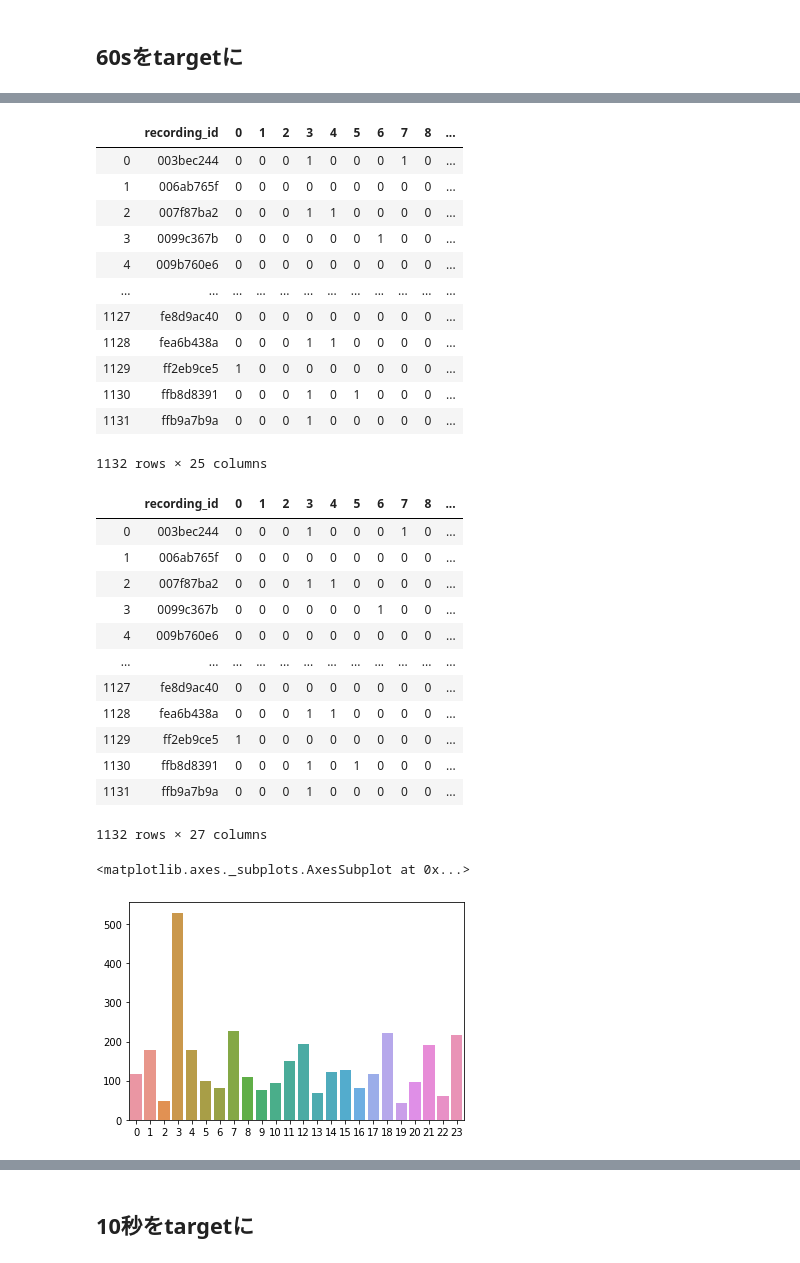
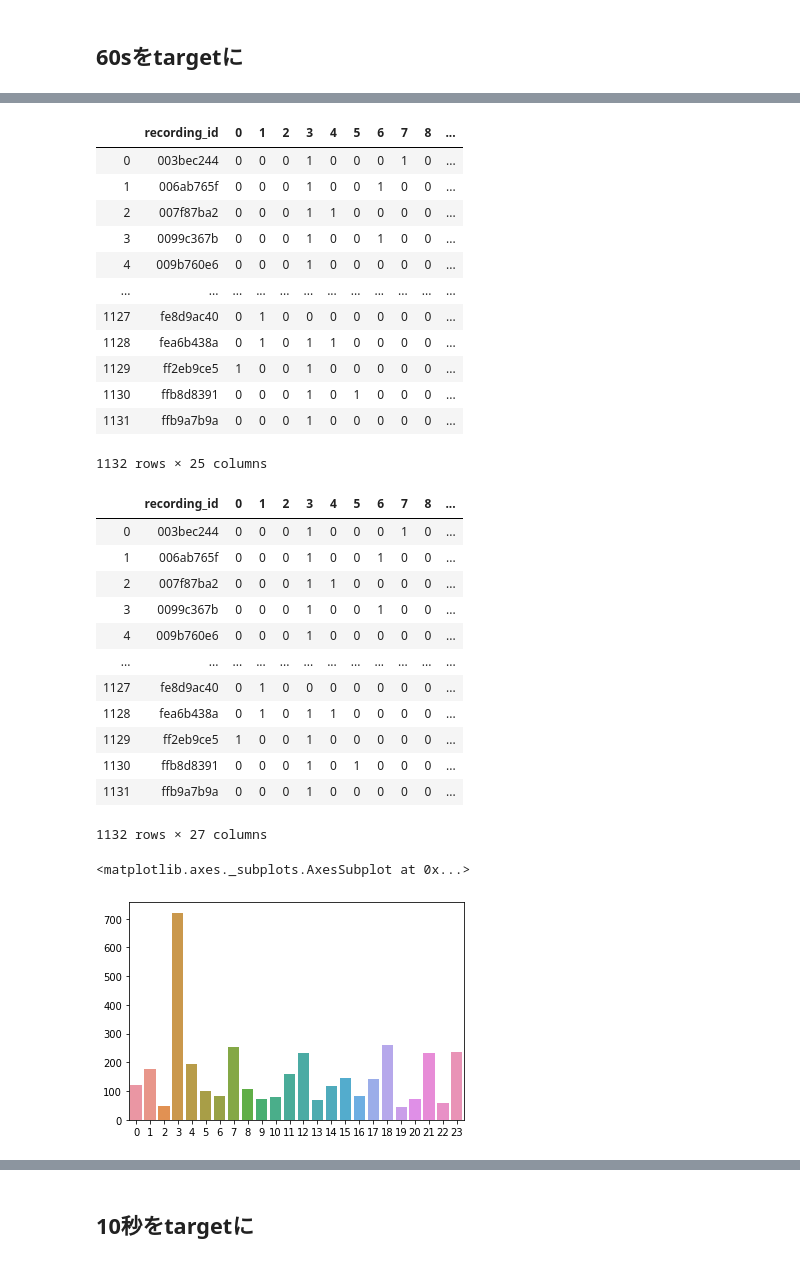
Before and after one commit to kuto5046/kaggle-rainforest, a Jupyter notebook: pseudo_labeling.ipynb, the cells around one changed output, grey strips where cells are left out. Cells and saved outputs as stored; diff of their text form; code cells hidden in the pictures.

```diff
--- a/pseudo_labeling.ipynb
+++ b/pseudo_labeling.ipynb
@@ -57,7 +57,8 @@ for fold in range(5):
     print(f"fold-{fold}")
     model = get_model(config)
     model_name = "EfficientNetSED"
-    output_dir = Path("output/0123_181828")
+    # output_dir = Path("output/0123_181828")
+    output_dir = Path("output/0123_192315")
     try:
         ckpt = torch.load(output_dir / f'{model_name}-{fold}-v0.ckpt')  # TODO foldごとのモデルを取得できるようにする
     except:
@@ -150,14 +151,14 @@ pseudo_df
 # %% [output]
 |  | recording_id | 0 | 1 | 2 | 3 | 4 | 5 | 6 | 7 | 8 | ... |
 | 0 | 003bec244 | 0 | 0 | 0 | 1 | 0 | 0 | 0 | 1 | 0 | ... |
-| 1 | 006ab765f | 0 | 0 | 0 | 0 | 0 | 0 | 0 | 0 | 0 | ... |
+| 1 | 006ab765f | 0 | 0 | 0 | 1 | 0 | 0 | 1 | 0 | 0 | ... |
 | 2 | 007f87ba2 | 0 | 0 | 0 | 1 | 1 | 0 | 0 | 0 | 0 | ... |
-| 3 | 0099c367b | 0 | 0 | 0 | 0 | 0 | 0 | 1 | 0 | 0 | ... |
-| 4 | 009b760e6 | 0 | 0 | 0 | 0 | 0 | 0 | 0 | 0 | 0 | ... |
+| 3 | 0099c367b | 0 | 0 | 0 | 1 | 0 | 0 | 1 | 0 | 0 | ... |
+| 4 | 009b760e6 | 0 | 0 | 0 | 1 | 0 | 0 | 0 | 0 | 0 | ... |
 | ... | ... | ... | ... | ... | ... | ... | ... | ... | ... | ... | ... |
-| 1127 | fe8d9ac40 | 0 | 0 | 0 | 0 | 0 | 0 | 0 | 0 | 0 | ... |
-| 1128 | fea6b438a | 0 | 0 | 0 | 1 | 1 | 0 | 0 | 0 | 0 | ... |
-| 1129 | ff2eb9ce5 | 1 | 0 | 0 | 0 | 0 | 0 | 0 | 0 | 0 | ... |
+| 1127 | fe8d9ac40 | 0 | 1 | 0 | 0 | 0 | 0 | 0 | 0 | 0 | ... |
+| 1128 | fea6b438a | 0 | 1 | 0 | 1 | 1 | 0 | 0 | 0 | 0 | ... |
+| 1129 | ff2eb9ce5 | 1 | 0 | 0 | 1 | 0 | 0 | 0 | 0 | 0 | ... |
 | 1130 | ffb8d8391 | 0 | 0 | 0 | 1 | 0 | 1 | 0 | 0 | 0 | ... |
 | 1131 | ffb9a7b9a | 0 | 0 | 0 | 1 | 0 | 0 | 0 | 0 | 0 | ... |
 1132 rows × 25 columns
@@ -169,21 +170,21 @@ pseudo_df
 # %% [output]
 |  | recording_id | 0 | 1 | 2 | 3 | 4 | 5 | 6 | 7 | 8 | ... |
 | 0 | 003bec244 | 0 | 0 | 0 | 1 | 0 | 0 | 0 | 1 | 0 | ... |
-| 1 | 006ab765f | 0 | 0 | 0 | 0 | 0 | 0 | 0 | 0 | 0 | ... |
+| 1 | 006ab765f | 0 | 0 | 0 | 1 | 0 | 0 | 1 | 0 | 0 | ... |
 | 2 | 007f87ba2 | 0 | 0 | 0 | 1 | 1 | 0 | 0 | 0 | 0 | ... |
-| 3 | 0099c367b | 0 | 0 | 0 | 0 | 0 | 0 | 1 | 0 | 0 | ... |
-| 4 | 009b760e6 | 0 | 0 | 0 | 0 | 0 | 0 | 0 | 0 | 0 | ... |
+| 3 | 0099c367b | 0 | 0 | 0 | 1 | 0 | 0 | 1 | 0 | 0 | ... |
+| 4 | 009b760e6 | 0 | 0 | 0 | 1 | 0 | 0 | 0 | 0 | 0 | ... |
 | ... | ... | ... | ... | ... | ... | ... | ... | ... | ... | ... | ... |
-| 1127 | fe8d9ac40 | 0 | 0 | 0 | 0 | 0 | 0 | 0 | 0 | 0 | ... |
-| 1128 | fea6b438a | 0 | 0 | 0 | 1 | 1 | 0 | 0 | 0 | 0 | ... |
-| 1129 | ff2eb9ce5 | 1 | 0 | 0 | 0 | 0 | 0 | 0 | 0 | 0 | ... |
+| 1127 | fe8d9ac40 | 0 | 1 | 0 | 0 | 0 | 0 | 0 | 0 | 0 | ... |
+| 1128 | fea6b438a | 0 | 1 | 0 | 1 | 1 | 0 | 0 | 0 | 0 | ... |
+| 1129 | ff2eb9ce5 | 1 | 0 | 0 | 1 | 0 | 0 | 0 | 0 | 0 | ... |
 | 1130 | ffb8d8391 | 0 | 0 | 0 | 1 | 0 | 1 | 0 | 0 | 0 | ... |
 | 1131 | ffb9a7b9a | 0 | 0 | 0 | 1 | 0 | 0 | 0 | 0 | 0 | ... |
 1132 rows × 27 columns
 # %%
 import seaborn as sns
 
-sns.barplot(pseudo_df.iloc[:, 1:].sum().index, pseudo_df.iloc[:, 1:].sum().values)
+sns.barplot(pseudo_df.iloc[:, 1:-2].sum().index, pseudo_df.iloc[:, 1:-2].sum().values)
 # %% [output]
 <matplotlib.axes._subplots.AxesSubplot at 0x...>
-[figure, old version]
+[figure, new version]
```
Also changed, not shown: parts of 3 cells of this notebook, 2 other files.
